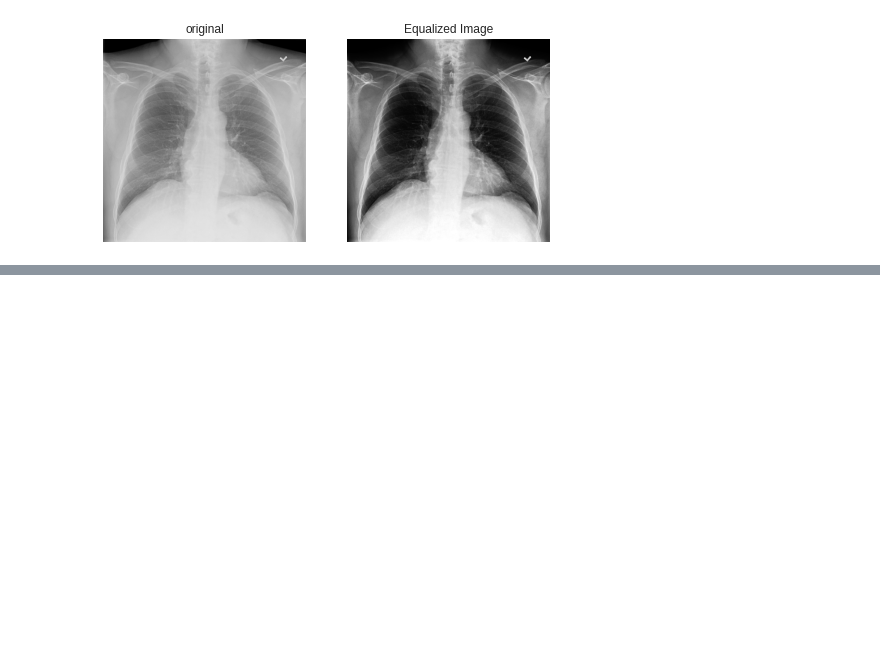
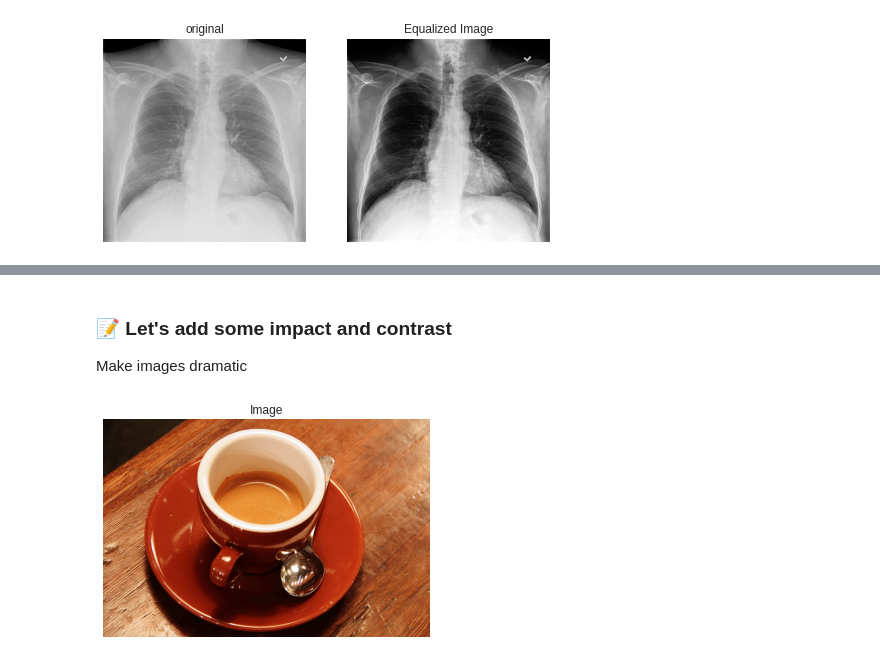
Before and after one commit to Naimul-Islam-Siam/Image-Processing, a Jupyter notebook: Image Processing in Python/2. Filters, Contrast, Transformation and Morphology/image_processing2.ipynb, the cells around one changed output, grey strips where cells are left out. Saved outputs shown, nothing was run; the diff lists cells and outputs as text; code cells hidden in the pictures; blank space fills up the shorter version.

```diff
--- a/Image Processing in Python/2. Filters, Contrast, Transformation and Morphology/image_processing2.ipynb
+++ b/Image Processing in Python/2. Filters, Contrast, Transformation and Morphology/image_processing2.ipynb
@@ -162,0 +184,14 @@ plot_comparison(chest_xray_image, xray_image_eq, "Equalized Image")
+# %% [markdown]
+### 📝 Let's add some impact and contrast
+
+Make images dramatic
+# %%
+# Import the necessary modules
+from skimage import data, exposure
+
+# Load the image
+original_image = data.coffee()
+
+show_image(original_image)
+# %% [output]
+[figure, added]
```
Also changed, not shown: parts of 6 cells of this notebook.
